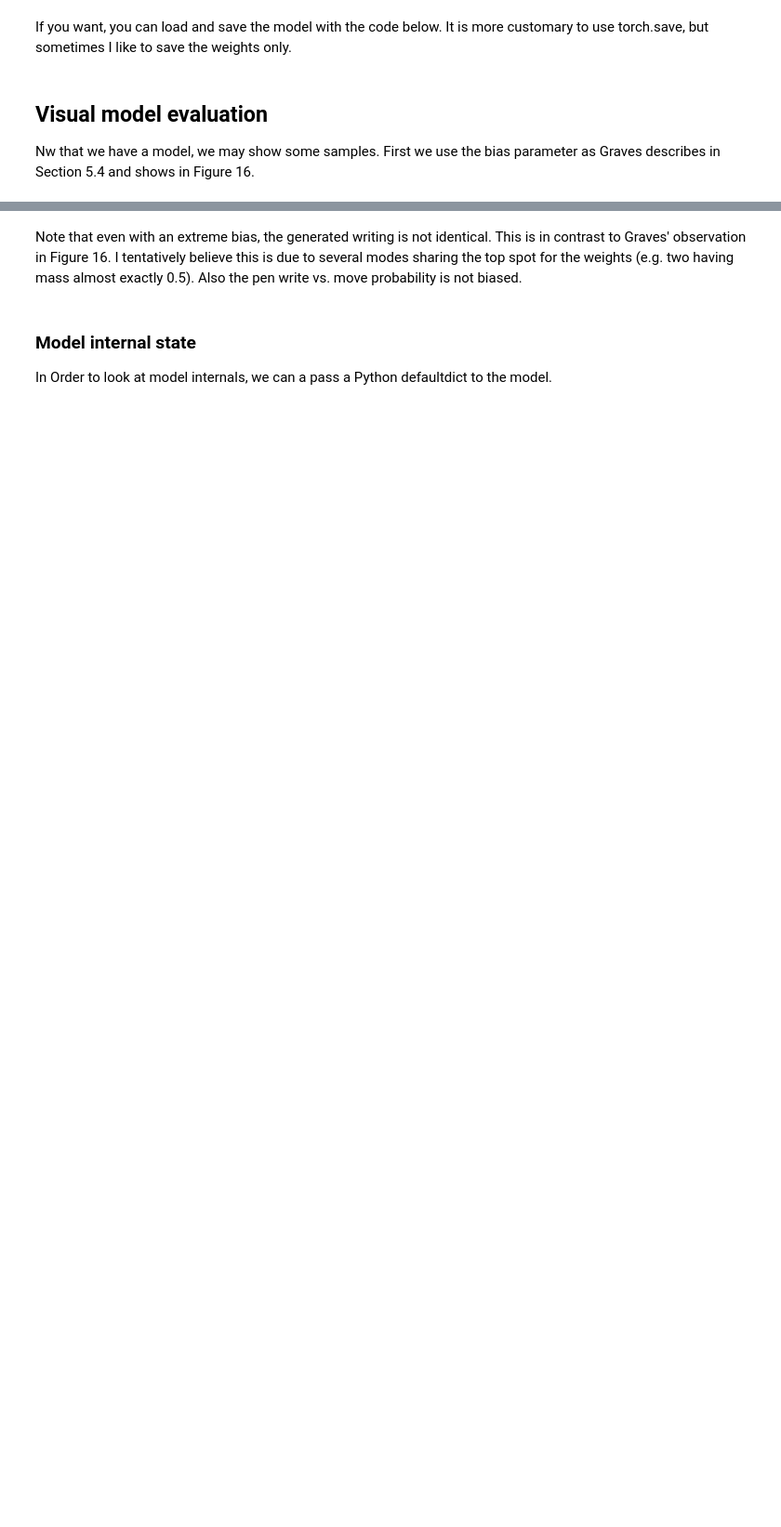
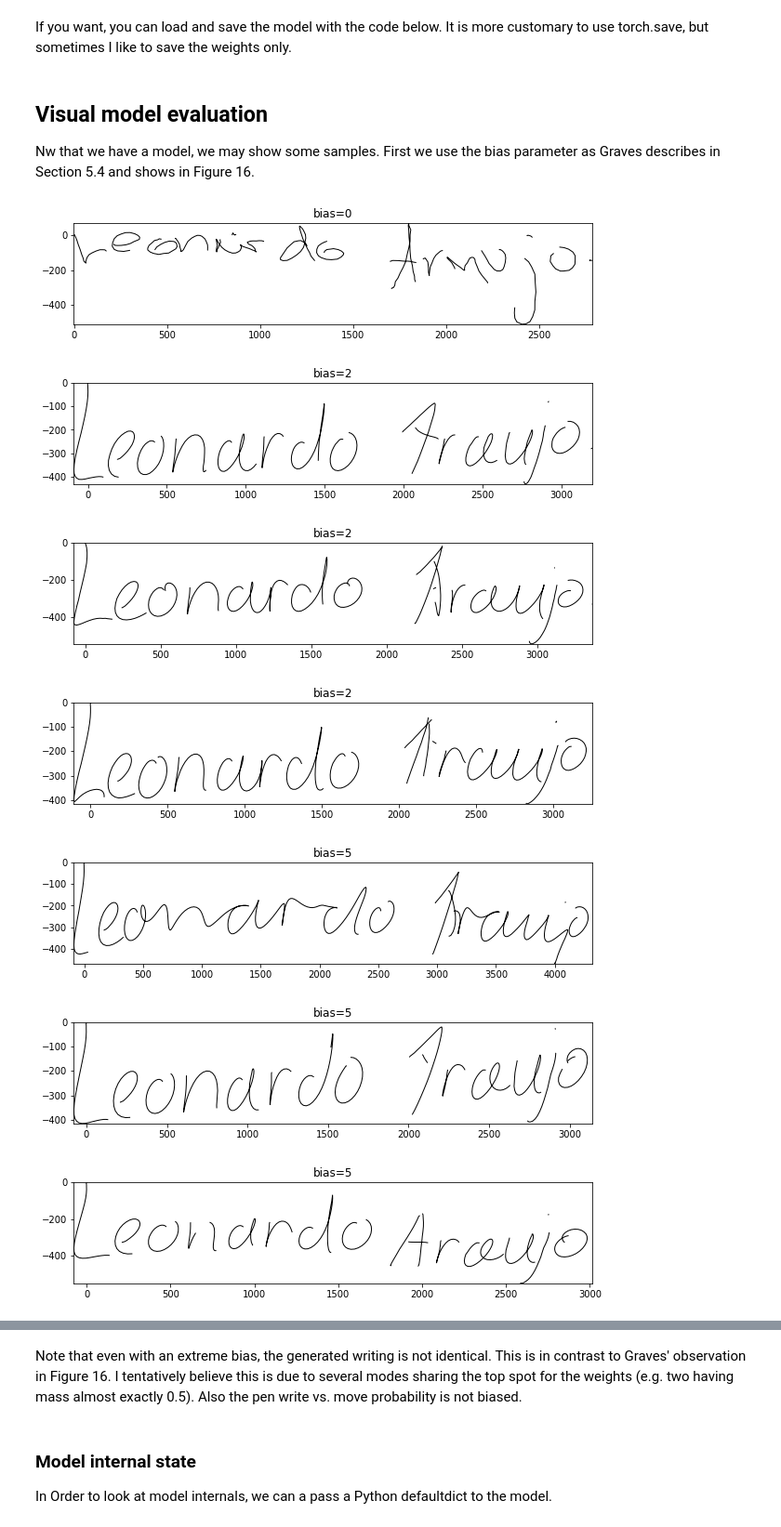
Before and after one commit to leonardoaraujosantos/Handwriting_Gen, a Jupyter notebook: graves_handwriting_generation.ipynb, the cells around one changed output, grey strips where cells are left out. Shown at 93% size. Saved outputs shown, nothing was run; the diff lists cells and outputs as text; code cells hidden in the pictures; blank space fills up the shorter version.

```diff
--- a/graves_handwriting_generation.ipynb
+++ b/graves_handwriting_generation.ipynb
@@ -724,11 +729,11 @@ with torch.no_grad():
     totalweightedloss = 0.0
     for i in tqdm.tqdm(val_it): #, total=len(val_it)):
         i_seq_pt = torch.stack([i.xs, i.ys, i.pen.float()], dim=2)
-        i_seq_tg = i_seq_pt[1:]
-        i_seq_pt = i_seq_pt[:-1]
-        i_seq_mask = (i.pen[:-1]>=0).float()
-        i_seq_str = i.txtn
-        i_seq_str_mask = i.txtmask
+        i_seq_tg = i_seq_pt[1:].cuda()
+        i_seq_pt = i_seq_pt[:-1].cuda()
+        i_seq_mask = (i.pen[:-1]>=0).float().cuda()
+        i_seq_str = i.txtn.cuda()
+        i_seq_str_mask = i.txtmask.cuda()
         loss = m(i_seq_pt, i_seq_mask, i_seq_tg, i_seq_str, i_seq_str_mask).item()
         lossweight = i.batch_size/val_it.batch_size
         totalweight += lossweight
@@ -761,17 +769,25 @@ First we use the bias parameter as Graves describes in Section 5.4 and shows in
 # %%
 for bias in [0,2,2,2,5,5,5,100,100,100]:
     with torch.no_grad():
         i = next(iter(train_it))
         i_seq_pt = torch.stack([i.xs, i.ys, i.pen.float()], dim=2)
-        i_seq_pt = i_seq_pt[:-1]
+        i_seq_pt = i_seq_pt[:-1].cuda()
 
-        i_seq_str = torch.autograd.Variable(torch.LongTensor([int(char_dict[c]) for c in "Die Katzen von Kopenhagen. "]).view(-1,1).cuda())
+        i_seq_str = torch.autograd.Variable(torch.LongTensor([int(char_dict[c]) for c in "Leonardo Araujo. "]).view(-1,1).cuda())
         i_seq_str_mask = torch.autograd.Variable(torch.ones(i_seq_str.size()).cuda())
         seq_pt, seq_mask = m.predict(i_seq_pt[0,:1], i_seq_str, i_seq_str_mask, bias=bias)
         lengths = seq_mask.sum(0).data.long()
         idx = 0
         pyplot.figure(figsize=(10,2))
         show_stroke(seq_pt.data.cpu()[:lengths[idx],idx])
         #''.join([inv_char_dict[c] for c in i_seq_str.data.cpu()[:,idx]])
         pyplot.title("bias={}".format(bias))
         pyplot.show()
+# %% [output]
+[figure, added]
+[figure, added]
+[figure, added]
+[figure, added]
+[figure, added]
+[figure, added]
+[figure, added]
```
Also changed, not shown: parts of 9 cells of this notebook, 3 other files.
